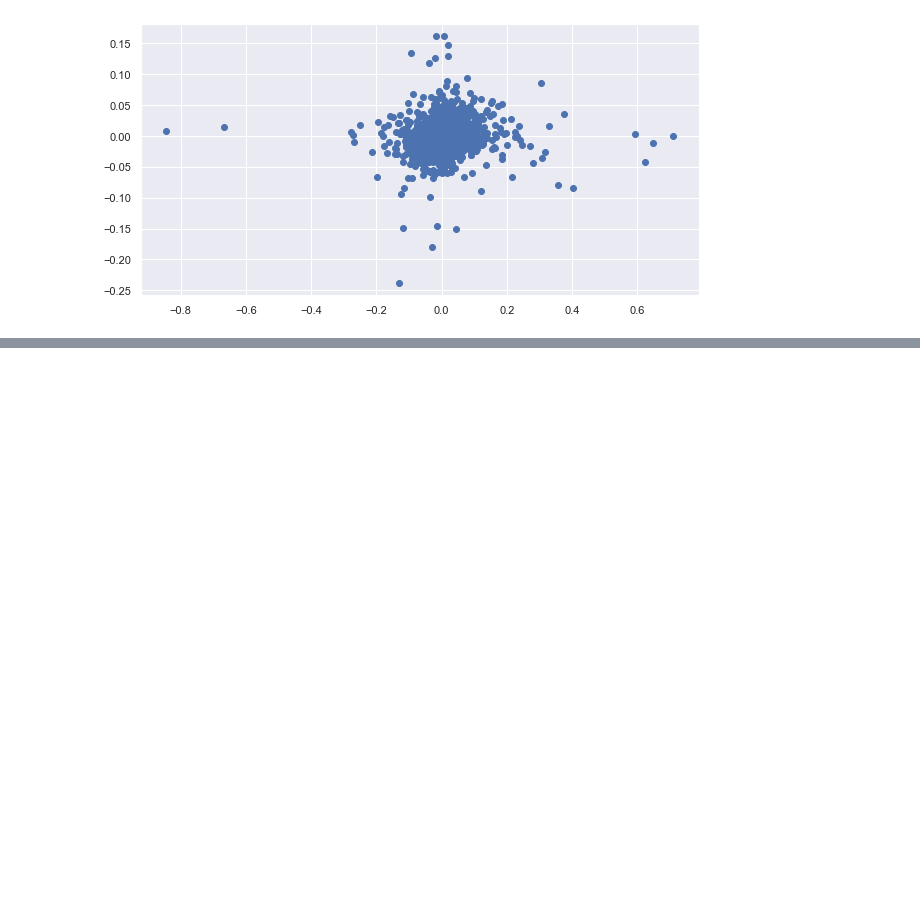
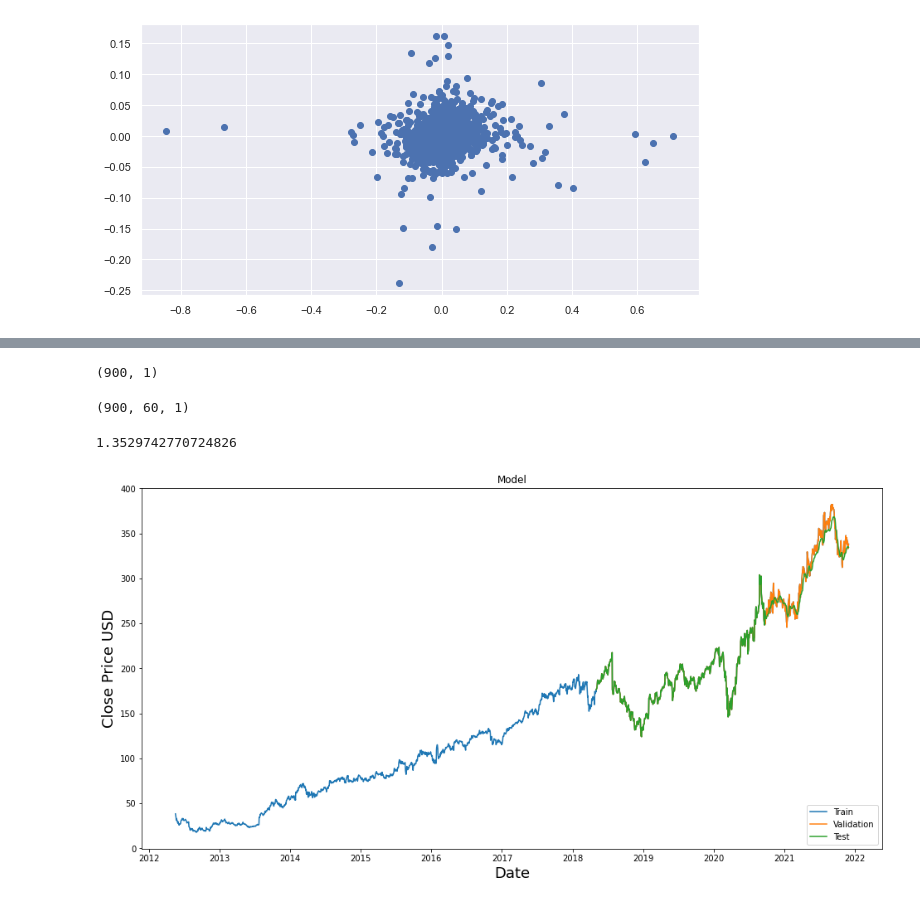
Before and after one commit to Simonotos/BusinessProject, a Jupyter notebook: BusinessProject.ipynb, the cells around one changed output, grey strips where cells are left out. Cells and saved outputs as stored; diff of their text form; code cells hidden in the pictures; blank space fills up the shorter version.

```diff
--- a/BusinessProject.ipynb
+++ b/BusinessProject.ipynb
@@ -1547,0 +1652,55 @@ Il grafico a punti evidenzia come vi sia una correlazione molto debole tra le du
+# %%
+#Create the testing data_set
+#Create a new array containing scaled values
+test_data = scaled_data[1499 - 60: , :]
+#Create the data sets x_test and y_test
+x_test = []
+y_test = dataset[1499:, :] #All the values we want the module to predict
+for i in range(60, len(test_data)):
+    x_test.append(test_data[i-60:i, 0])
+# %%
+#Convert the data to array
+x_test = np.array(x_test)
+# %%
+#Reshape the data
+x_test = np.reshape(x_test, (x_test.shape[0], x_test.shape[1], 1))
+# %%
+y_test.shape
+# %% [output]
+(900, 1)
+# %%
+x_test.shape
+# %% [output]
+(900, 60, 1)
+# %%
+#Get the module predicted price values
+predictions = model.predict(x_test)
+predictions = scaler.inverse_transform(predictions) #unscaling the values
+# %%
+#Get the root mean squared error (RMSE)
+rmse = np.sqrt(np.mean(predictions - y_test)**2)
+rmse  #Un valore di 0 indica che la prediction era perfetta/identica
+# %% [output]
+1.3529742770724826
+# %%
+#Plot the data
+train = data[:30*80]
+test = data[training_data_len - 421:] #validation dataset ultimi 10 mesi
+predict = pd.DataFrame()
+predict['Validation'] = test
+
+support = pd.DataFrame(predictions, columns = ['Validation2'])
+predict['Validation'].iloc[len(test)-300:] = support['Validation2'].iloc[len(predictions)-300:]
+
+#Visualize the data
+plt.figure(figsize=(16,8))
+plt.title('Model')
+plt.xlabel('Date', fontsize=18)
+plt.ylabel('Close Price USD', fontsize=18)
+plt.plot(train['Adj Close'])
+plt.plot(test['Adj Close'])
+plt.plot(predict)
+plt.legend(['Train', 'Validation', 'Test'], loc='lower right')
+plt.show()
+# %% [output]
+[figure, added]
```
Also changed, not shown: parts of 37 cells of this notebook.
